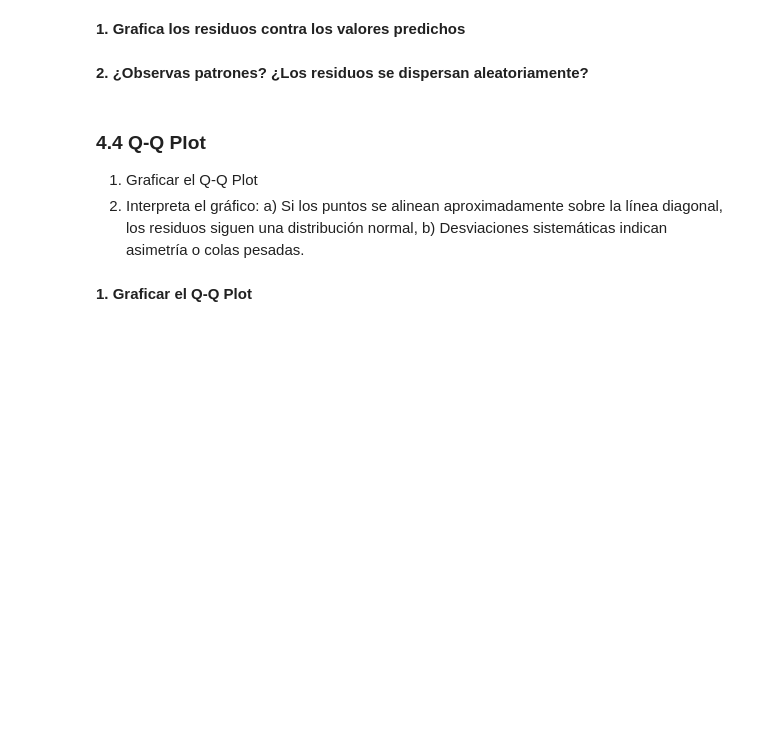
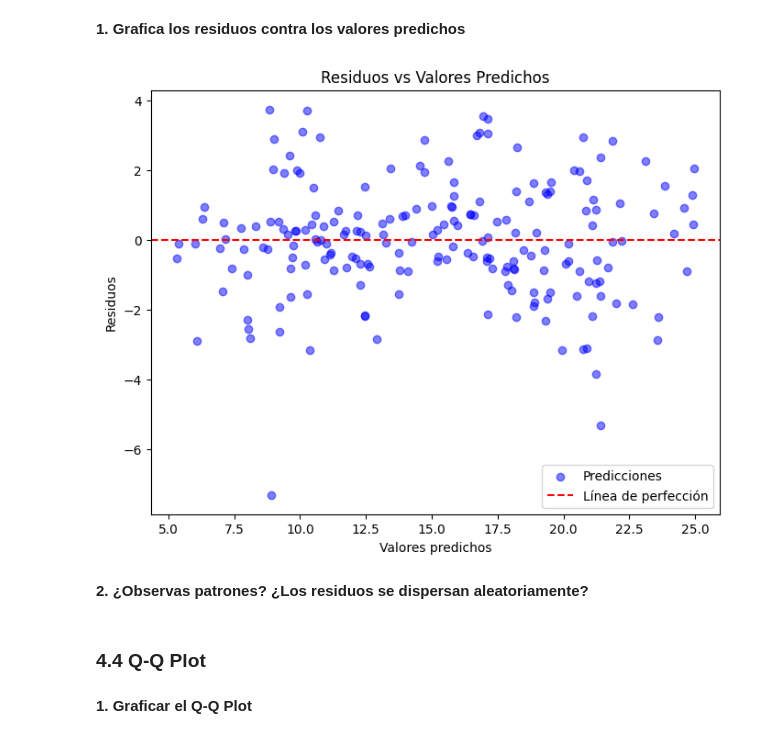
Before and after one commit to jonathanahc/Practicas, a Jupyter notebook: Práctica24RegresionLinealMultiple.ipynb, the cells around one changed output. Cells and saved outputs as stored; diff of their text form; code cells hidden in the pictures; blank space fills up the shorter version.

```diff
--- a/Práctica24RegresionLinealMultiple.ipynb
+++ b/Práctica24RegresionLinealMultiple.ipynb
@@ -256,12 +310,20 @@ print(vif_data)
 ### ***4.3. Homocedasticidad***
 # %% [markdown]
 **1. Grafica los residuos contra los valores predichos**
+# %%
+plt.figure(figsize=(8, 6))
+plt.scatter(y_pred, residuos, alpha=0.5, color='blue', label='Predicciones')
+plt.axhline(y=0, color='red', linestyle='--', label='Línea de perfección')
+plt.xlabel('Valores predichos')
+plt.ylabel('Residuos')
+plt.title('Residuos vs Valores Predichos')
+plt.legend()
+plt.show()
+# %% [output]
+[figure, added]
 # %% [markdown]
 **2. ¿Observas patrones? ¿Los residuos se dispersan aleatoriamente?**
-# %% [markdown]
-### **4.4 Q-Q Plot**
-
-1. Graficar el Q-Q Plot
-2. Interpreta el gráfico: a) Si los puntos se alinean aproximadamente sobre la línea diagonal, los residuos siguen una distribución normal, b) Desviaciones sistemáticas indican asimetría o colas pesadas.
+# %% [markdown]
+### **4.4 Q-Q Plot**
 # %% [markdown]
 **1. Graficar el Q-Q Plot**
```
Also changed, not shown: parts of 12 cells of this notebook.
